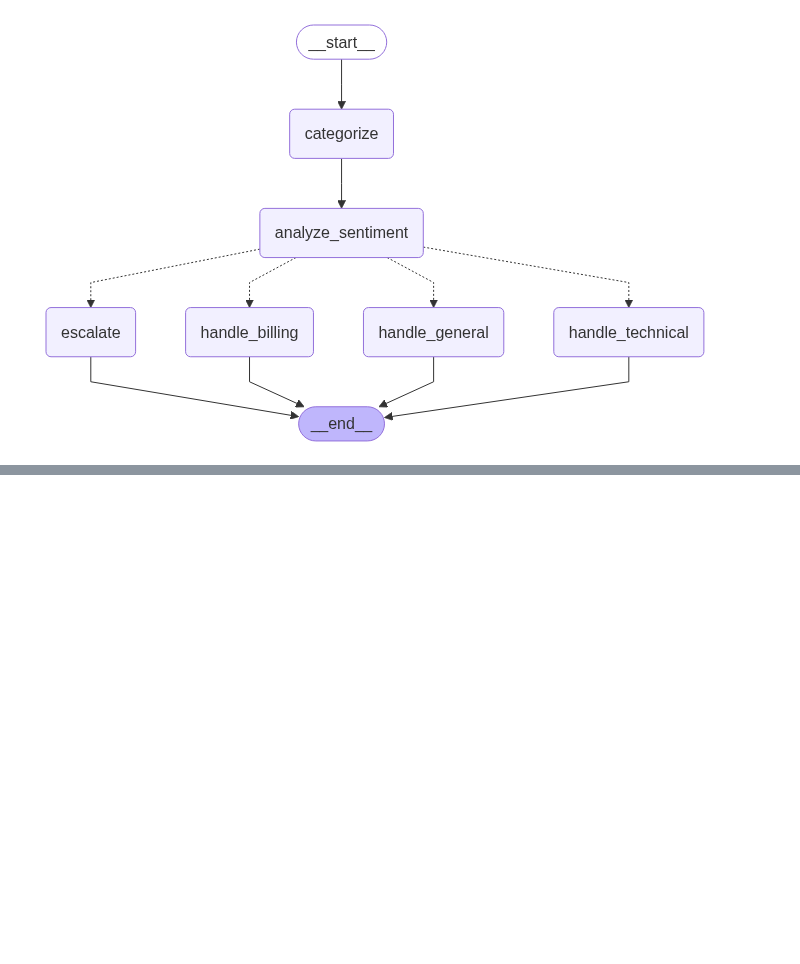
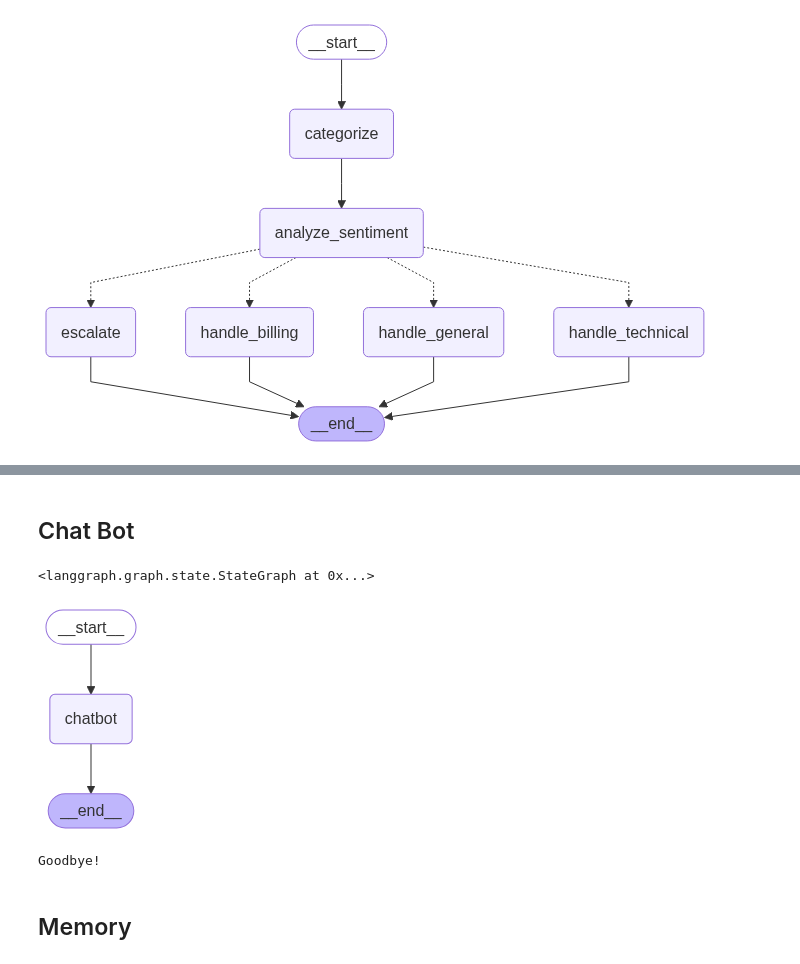
Before and after one commit to piyush-1871/ChatBot-using-Langgraph, a Jupyter notebook: app.ipynb, the cells around one changed output, grey strips where cells are left out. Cells and saved outputs as stored; diff of their text form; code cells hidden in the pictures; blank space fills up the shorter version.

Commit message:
chatbot with memory and enhanced tools

```diff
--- a/app.ipynb
+++ b/app.ipynb
@@ -148,0 +151,62 @@ In the meantime, I'd like to assure you that we're committed to providing accura
+# %% [markdown]
+## Chat Bot
+# %%
+from typing import Annotated
+
+from typing_extensions import TypedDict
+
+from langgraph.graph import StateGraph, START, END
+from langgraph.graph.message import add_messages
+
+
+class State(TypedDict):
+    messages: Annotated[list, add_messages]
+
+
+graph_builder = StateGraph(State)
+# %%
+def chatbot(state: State):
+    return {"messages": [llm.invoke(state["messages"])]}
+
+
+graph_builder.add_node("chatbot", chatbot)
+# %% [output]
+<langgraph.graph.state.StateGraph at 0x...>
+# %%
+graph_builder.add_edge(START, "chatbot")
+graph_builder.add_edge("chatbot", END)
+graph = graph_builder.compile()
+# %%
+from IPython.display import Image, display
+
+try:
+    display(Image(graph.get_graph().draw_mermaid_png()))
+except Exception:
+    # This requires some extra dependencies and is optional
+    pass
+# %% [output]
+[figure, added]
+# %%
+def stream_graph_updates(user_input: str):
+    for event in graph.stream({"messages": [{"role": "user", "content": user_input}]}):
+        for value in event.values():
+            print("Assistant:", value["messages"][-1].content)
+
+
+while True:
+    try:
+        user_input = input("User: ")
+        if user_input.lower() in ["quit", "exit", "q"]:
+            print("Goodbye!")
+            break
+        stream_graph_updates(user_input)
+    except:
+        # fallback if input() is not available
+        user_input = "What do you know about LangGraph?"
+        print("User: " + user_input)
+        stream_graph_updates(user_input)
+        break
+# %% [output]
+Goodbye!
+# %% [markdown]
+## Memory
```
Also changed, not shown: parts of 12 cells of this notebook.
